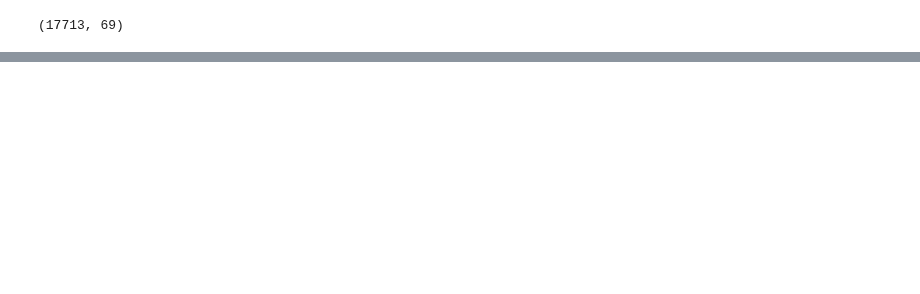
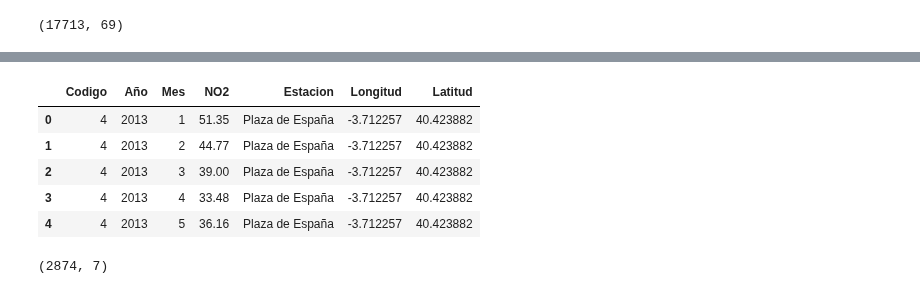
Before and after one commit to charlieciordia/AQ-MAD, a Jupyter notebook: notebook/AQ_Temporal_Insights_Lab.ipynb, the cells around one changed output, grey strips where cells are left out. Drawn from its saved outputs; the diff is of its cells as text; code cells hidden in the pictures; blank space fills up the shorter version.

```diff
--- a/notebook/AQ_Temporal_Insights_Lab.ipynb
+++ b/notebook/AQ_Temporal_Insights_Lab.ipynb
@@ -328,0 +367,23 @@ dft
+# %%
+#Renombro las columnas
+hist_est = hist_est.rename(columns={
+    'CODIGO_CORTO': 'Codigo',
+    'ANO': 'Año',
+    'MES': 'Mes',
+    'NO2': 'NO2',
+    'ESTACION': 'Estacion',
+    'LONGITUD': 'Longitud',
+    'LATITUD': 'Latitud'})
+# %%
+hist_est.head()
+# %% [output]
+|  | Codigo | Año | Mes | NO2 | Estacion | Longitud | Latitud |
+| 0 | 4 | 2013 | 1 | 51.35 | Plaza de España | -3.712257 | 40.423882 |
+| 1 | 4 | 2013 | 2 | 44.77 | Plaza de España | -3.712257 | 40.423882 |
+| 2 | 4 | 2013 | 3 | 39.00 | Plaza de España | -3.712257 | 40.423882 |
+| 3 | 4 | 2013 | 4 | 33.48 | Plaza de España | -3.712257 | 40.423882 |
+| 4 | 4 | 2013 | 5 | 36.16 | Plaza de España | -3.712257 | 40.423882 |
+# %%
+hist_est.shape
+# %% [output]
+(2874, 7)
```
Also changed, not shown: parts of 13 cells of this notebook, 12 other files.
